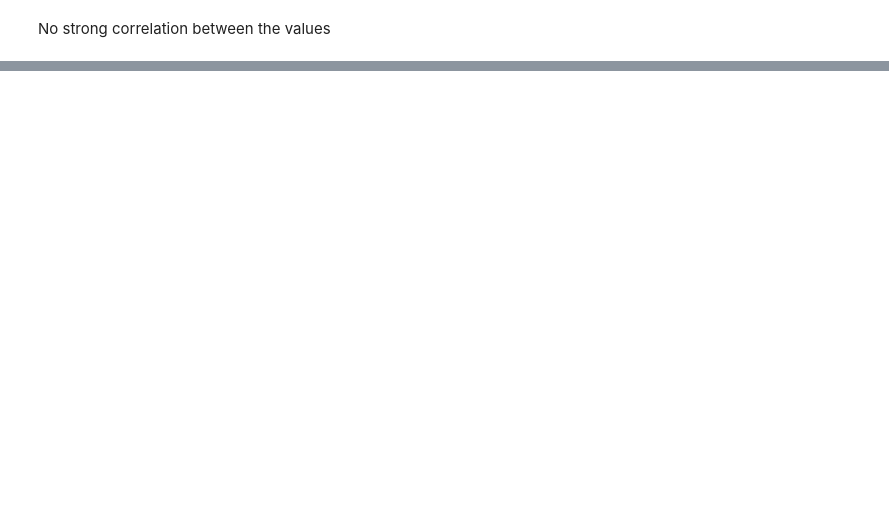
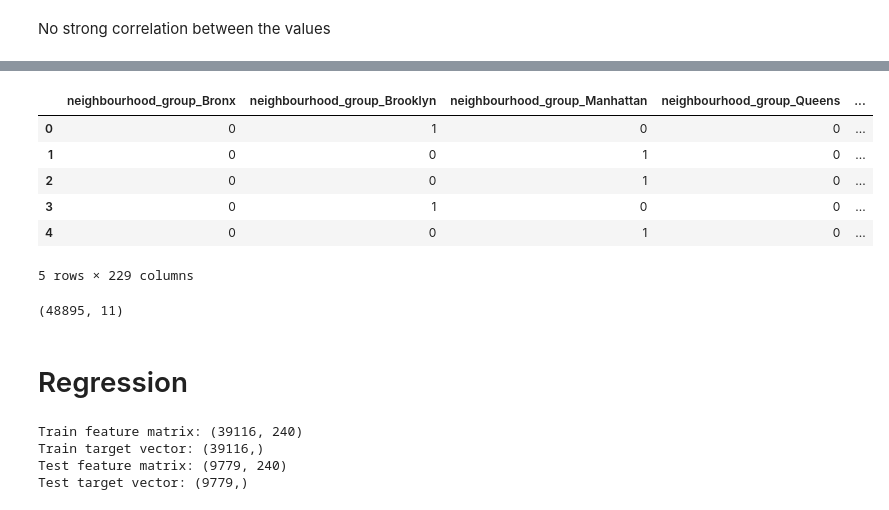
Before and after one commit to sumanthd17/Airbnb-Valuator, a Jupyter notebook: AirbnbValuator.ipynb, the cells around one changed output, grey strips where cells are left out. Cells and saved outputs as stored; diff of their text form; code cells hidden in the pictures; blank space fills up the shorter version.

```diff
--- a/AirbnbValuator.ipynb
+++ b/AirbnbValuator.ipynb
@@ -140,0 +151,11 @@ No strong correlation between the values
+# %%
+one_hot = pd.get_dummies(categorical_features)
+one_hot.head()
+# %% [output]
+|  | neighbourhood_group_Bronx | neighbourhood_group_Brooklyn | neighbourhood_group_Manhattan | neighbourhood_group_Queens | ... |
+| 0 | 0 | 1 | 0 | 0 | ... |
+| 1 | 0 | 0 | 1 | 0 | ... |
+| 2 | 0 | 0 | 1 | 0 | ... |
+| 3 | 0 | 1 | 0 | 0 | ... |
+| 4 | 0 | 0 | 1 | 0 | ... |
+5 rows × 229 columns
@@ -140,0 +164,12 @@ No strong correlation between the values
+# %%
+# formatting data
+useful_features = data.select_dtypes(exclude=['object'])
+y = useful_features.price
+useful_features = useful_features.drop(['price'], axis=1)
+print(useful_features.shape)
+
+X = np.concatenate((useful_features, one_hot), axis=1)
+# %% [output]
+(48895, 11)
+# %% [markdown]
+# Regression
@@ -140,0 +190,11 @@ No strong correlation between the values
+# %%
+X_train, X_test, y_train, y_test = train_test_split(X, y, test_size=0.2)
+print('Train feature matrix: {}'.format(X_train.shape))
+print('Train target vector: {}'.format(y_train.shape))
+print('Test feature matrix: {}'.format(X_test.shape))
+print('Test target vector: {}'.format(y_test.shape))
+# %% [output]
+Train feature matrix: (39116, 240)
+Train target vector: (39116,)
+Test feature matrix: (9779, 240)
+Test target vector: (9779,)
```
Also changed, not shown: parts of 16 cells of this notebook.
